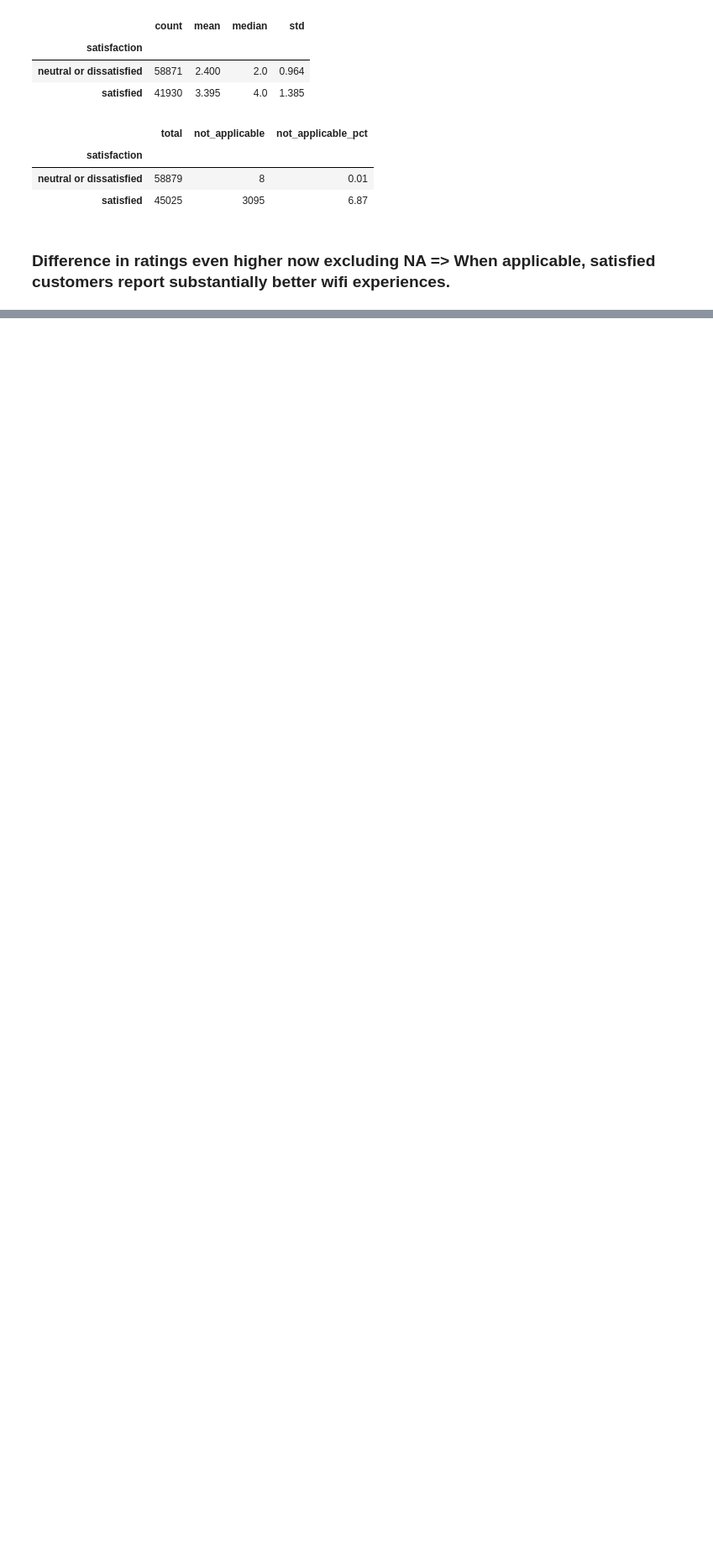
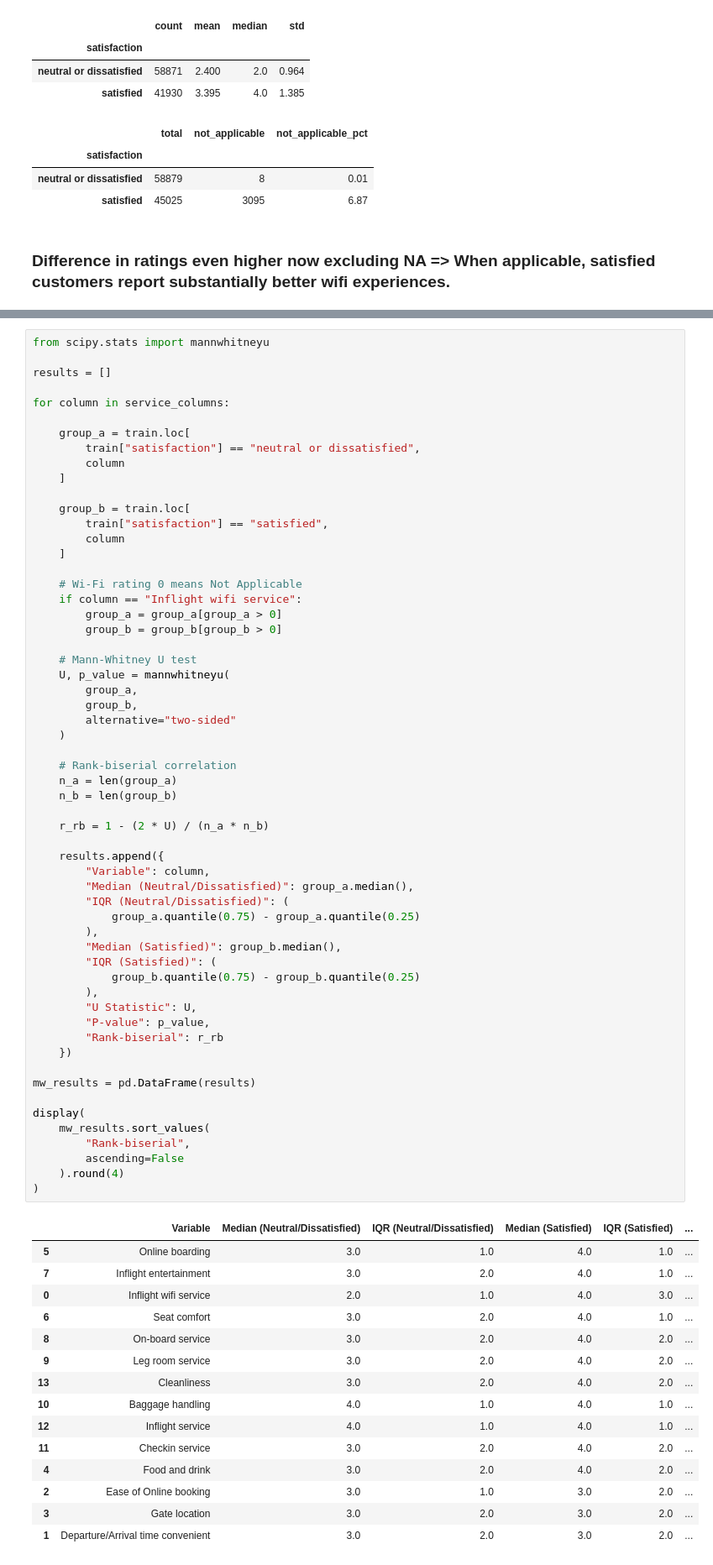
Before and after one commit to namtu06/airline-passenger-satisfaction-analysis, a Jupyter notebook: notebooks/01_data_understanding.ipynb, the cells around one changed output, grey strips where cells are left out. Shown at 84% size. Cells and saved outputs as stored; diff of their text form; blank space fills up the shorter version.

Commit message:
complete statistical analysis

```diff
--- a/notebooks/01_data_understanding.ipynb
+++ b/notebooks/01_data_understanding.ipynb
@@ -580,0 +723,74 @@ display(wifi_na_summary.round(2))
+# %%
+from scipy.stats import mannwhitneyu
+
+results = []
+
+for column in service_columns:
+
+    group_a = train.loc[
+        train["satisfaction"] == "neutral or dissatisfied",
+        column
+    ]
+
+    group_b = train.loc[
+        train["satisfaction"] == "satisfied",
+        column
+    ]
+
+    # Wi-Fi rating 0 means Not Applicable
+    if column == "Inflight wifi service":
+        group_a = group_a[group_a > 0]
+        group_b = group_b[group_b > 0]
+
+    # Mann-Whitney U test
+    U, p_value = mannwhitneyu(
+        group_a,
+        group_b,
+        alternative="two-sided"
+    )
+
+    # Rank-biserial correlation
+    n_a = len(group_a)
+    n_b = len(group_b)
+
+    r_rb = 1 - (2 * U) / (n_a * n_b)
+
+    results.append({
+        "Variable": column,
+        "Median (Neutral/Dissatisfied)": group_a.median(),
+        "IQR (Neutral/Dissatisfied)": (
+            group_a.quantile(0.75) - group_a.quantile(0.25)
+        ),
+        "Median (Satisfied)": group_b.median(),
+        "IQR (Satisfied)": (
+            group_b.quantile(0.75) - group_b.quantile(0.25)
+        ),
+        "U Statistic": U,
+        "P-value": p_value,
+        "Rank-biserial": r_rb
+    })
+
+mw_results = pd.DataFrame(results)
+
+display(
+    mw_results.sort_values(
+        "Rank-biserial",
+        ascending=False
+    ).round(4)
+)
+# %% [output]
+|  | Variable | Median (Neutral/Dissatisfied) | IQR (Neutral/Dissatisfied) | Median (Satisfied) | IQR (Satisfied) | ... |
+| 5 | Online boarding | 3.0 | 1.0 | 4.0 | 1.0 | ... |
+| 7 | Inflight entertainment | 3.0 | 2.0 | 4.0 | 1.0 | ... |
+| 0 | Inflight wifi service | 2.0 | 1.0 | 4.0 | 3.0 | ... |
+| 6 | Seat comfort | 3.0 | 2.0 | 4.0 | 1.0 | ... |
+| 8 | On-board service | 3.0 | 2.0 | 4.0 | 2.0 | ... |
+| 9 | Leg room service | 3.0 | 2.0 | 4.0 | 2.0 | ... |
+| 13 | Cleanliness | 3.0 | 2.0 | 4.0 | 2.0 | ... |
+| 10 | Baggage handling | 4.0 | 1.0 | 4.0 | 1.0 | ... |
+| 12 | Inflight service | 4.0 | 1.0 | 4.0 | 1.0 | ... |
+| 11 | Checkin service | 3.0 | 2.0 | 4.0 | 2.0 | ... |
+| 4 | Food and drink | 3.0 | 2.0 | 4.0 | 2.0 | ... |
+| 2 | Ease of Online booking | 3.0 | 1.0 | 3.0 | 2.0 | ... |
+| 3 | Gate location | 3.0 | 2.0 | 3.0 | 2.0 | ... |
+| 1 | Departure/Arrival time convenient | 3.0 | 2.0 | 3.0 | 2.0 | ... |
```
Also changed, not shown: parts of 19 cells of this notebook, 1 other file.
